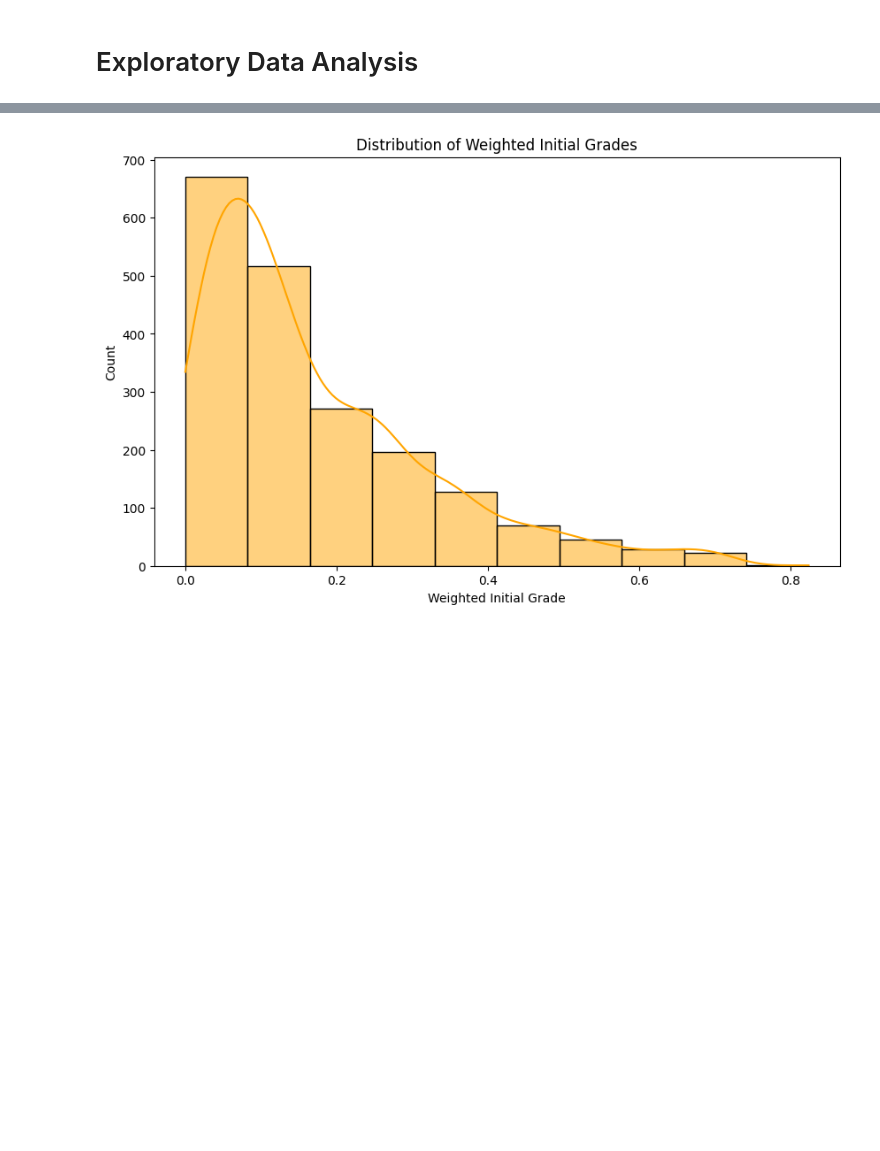
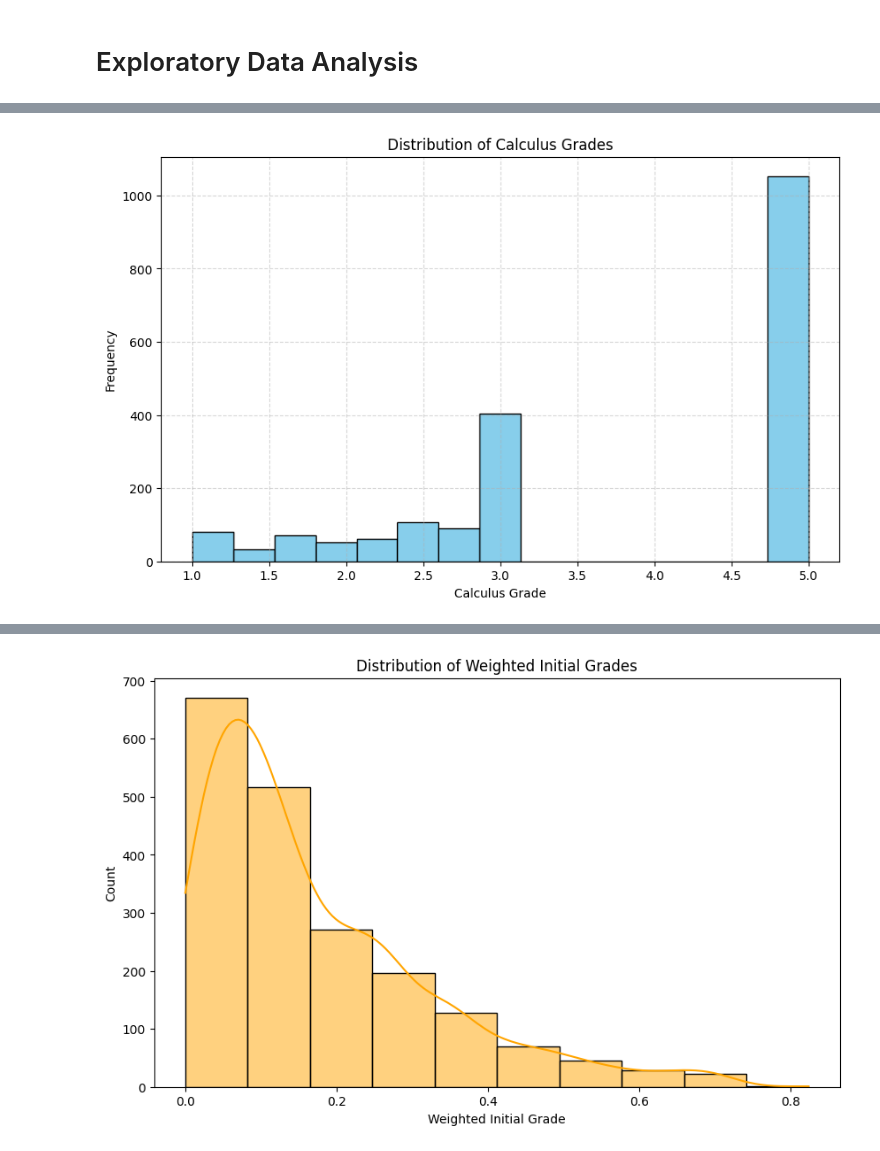
Before and after one commit to KaiserLycan/DSS-Project, a Jupyter notebook: Aleks + Calculus (Group 7).ipynb, the cells around one changed output, grey strips where cells are left out. Cells and saved outputs as stored; diff of their text form; code cells hidden in the pictures; blank space fills up the shorter version.

```diff
--- a/Aleks + Calculus (Group 7).ipynb
+++ b/Aleks + Calculus (Group 7).ipynb
@@ -202,0 +271,13 @@ The distribution is strongly skewed to the right (positive skew), with the mode
+# %%
+plt.figure(figsize=(10,6))
+plt.hist(df['Calculus Grade'], bins=15, color='skyblue', edgecolor='black')
+
+plt.title('Distribution of Calculus Grades')
+plt.xlabel('Calculus Grade')
+plt.ylabel('Frequency')
+
+plt.grid(True, linestyle='--', alpha=0.5)
+
+plt.show()
+# %% [output]
+[figure, new version]
```
Also changed, not shown: parts of 34 cells of this notebook.
